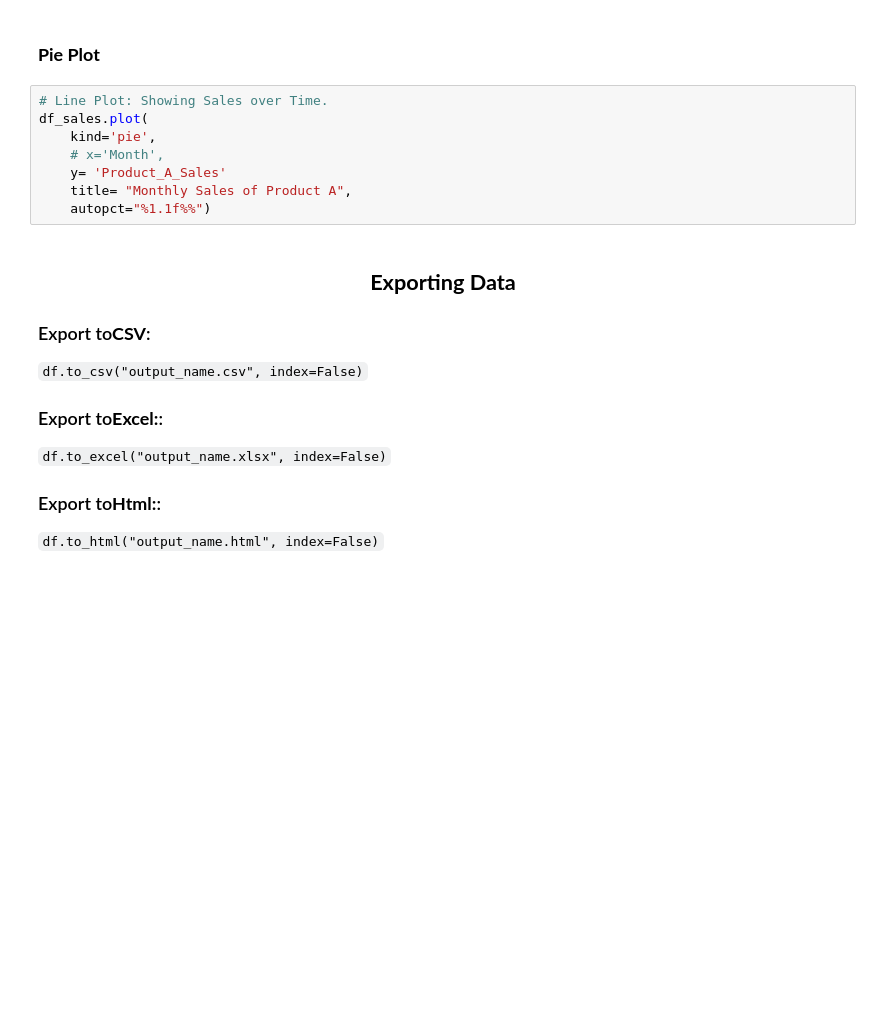
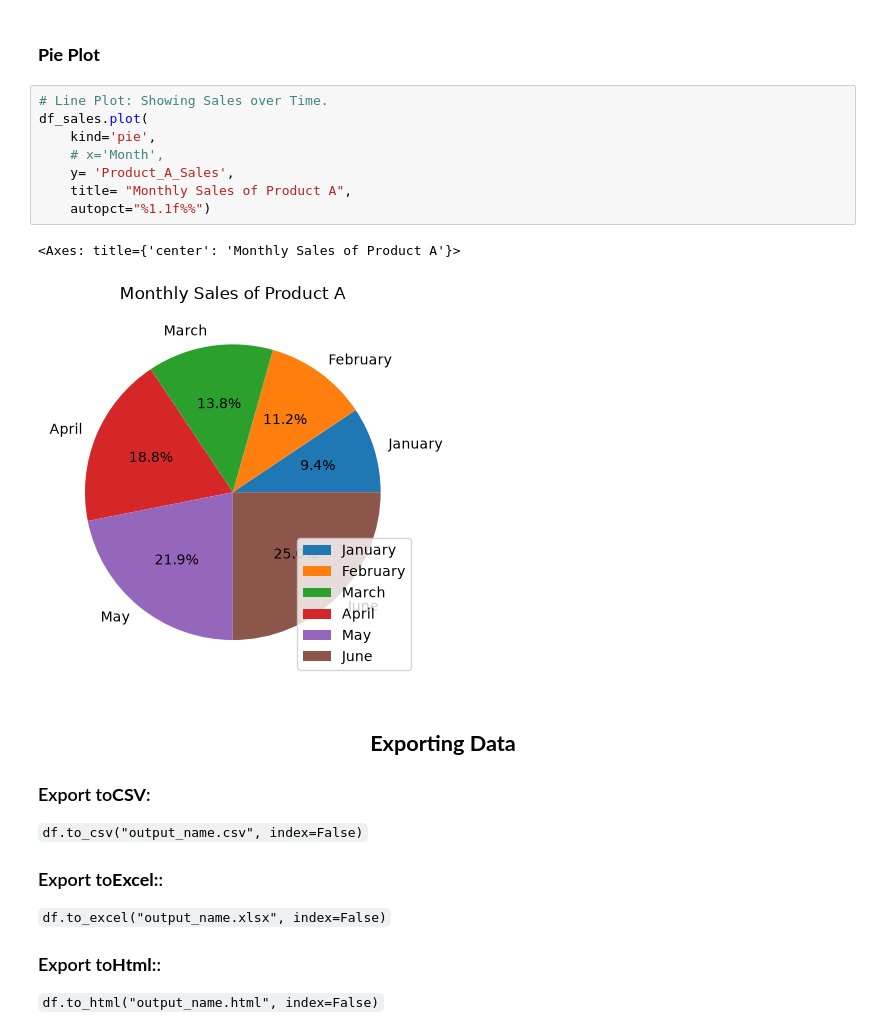
Before and after one commit to serendipity019/AI_Data_Factory_Lessons, a Jupyter notebook: pandas_lec_c.ipynb, the cells around one changed output. Saved outputs shown, nothing was run; the diff lists cells and outputs as text; blank space fills up the shorter version.

```diff
--- a/pandas_lec_c.ipynb
+++ b/pandas_lec_c.ipynb
@@ -207,11 +224,14 @@ ImportError: matplotlib is required for plotting when the default backend "matpl
 # %%
 # Line Plot: Showing Sales over Time.
 df_sales.plot(
     kind='pie',
     # x='Month',
-    y= 'Product_A_Sales'
+    y= 'Product_A_Sales',
     title= "Monthly Sales of Product A",
     autopct="%1.1f%%")
+# %% [output]
+<Axes: title={'center': 'Monthly Sales of Product A'}>
+[figure, added]
 # %% [markdown]
  <h2 style = "text-align: center"> <b>Exporting Data</b> </h2>
  <h3> Export to<b>CSV</b>:</h3>
```
Also changed, not shown: parts of 3 cells of this notebook.
